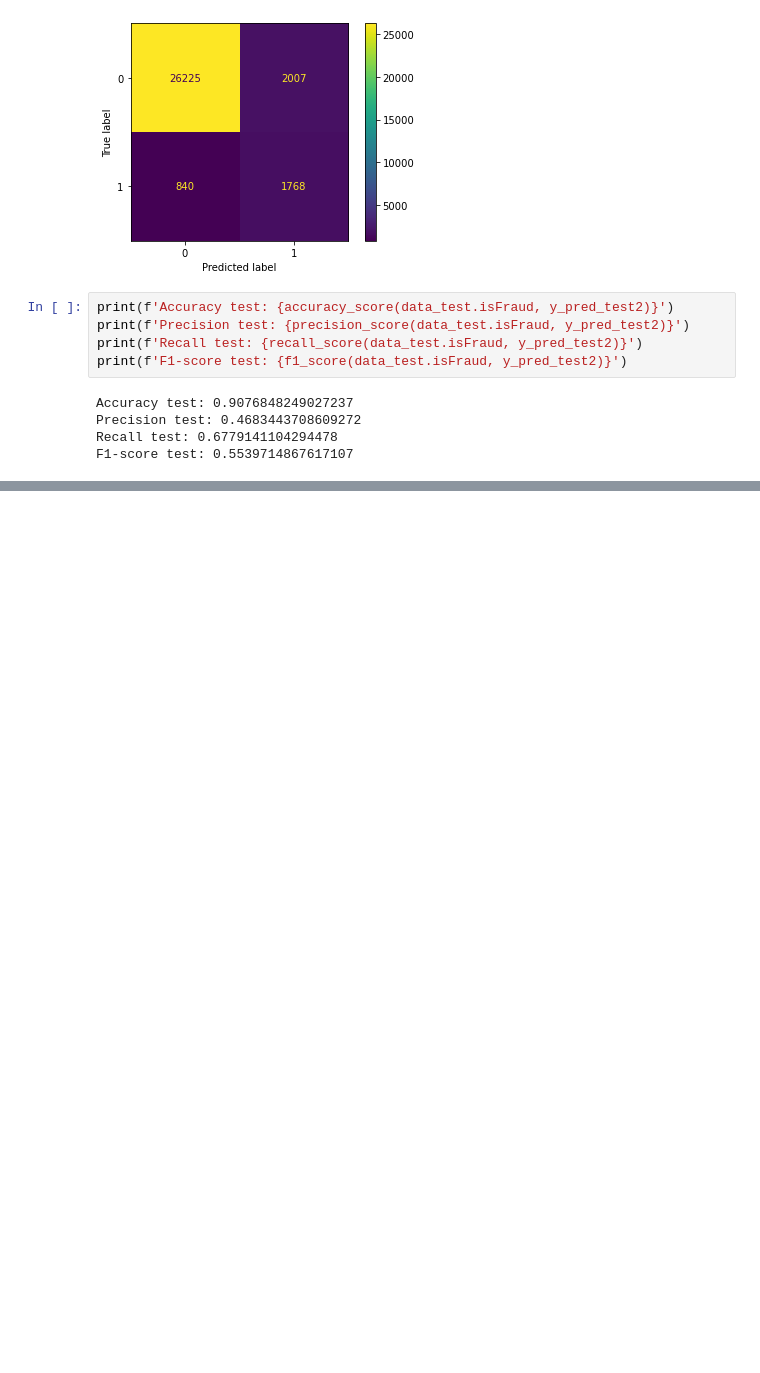
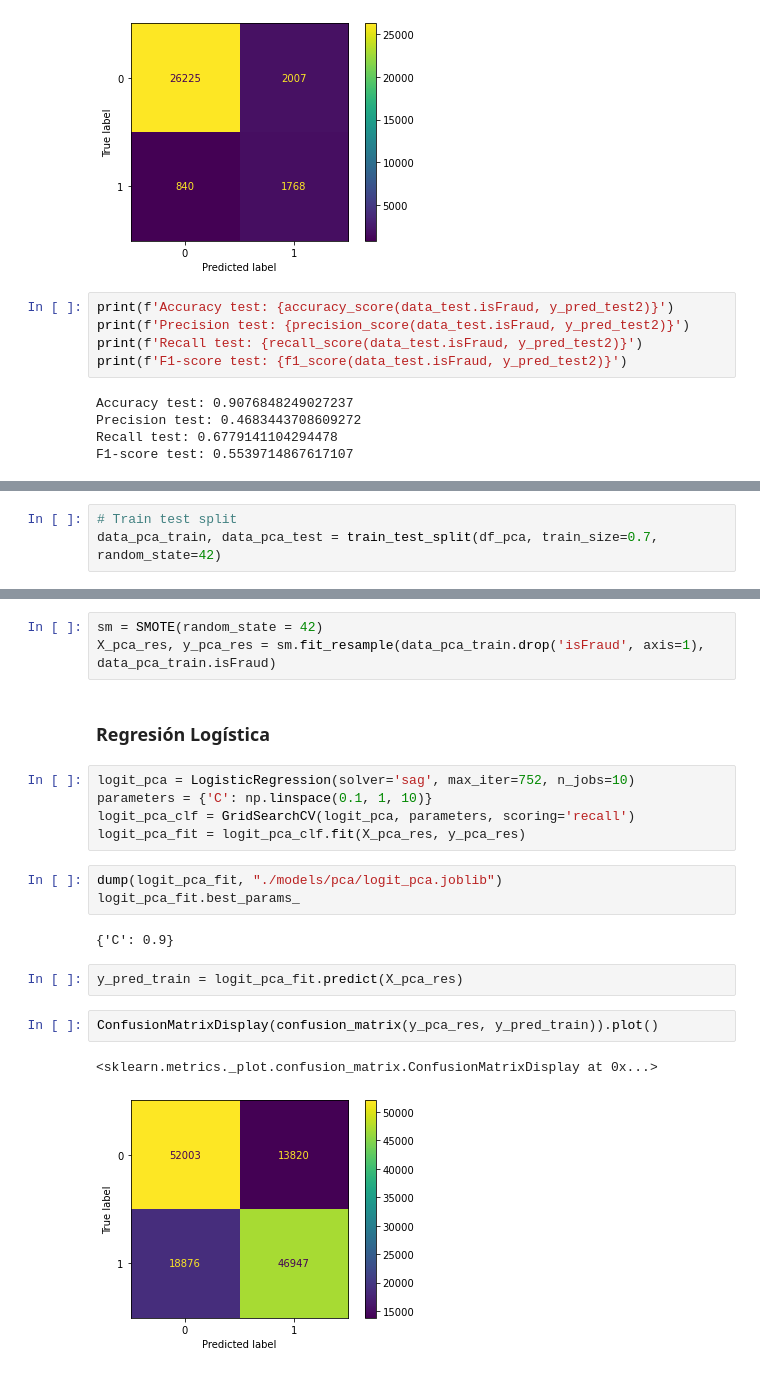
Before and after one commit to alejo963/Proyecto_Integrador, a Jupyter notebook: Data_Prep.ipynb, the cells around one changed output, grey strips where cells are left out. Saved outputs shown, nothing was run; the diff lists cells and outputs as text; blank space fills up the shorter version.

Commit message:
Added supervised models with PCA

```diff
--- a/Data_Prep.ipynb
+++ b/Data_Prep.ipynb
@@ -858,0 +826,3 @@ array([[26225,  2007],
+# %%
+# Train test split
+data_pca_train, data_pca_test = train_test_split(df_pca, train_size=0.7, random_state=42)
@@ -858,0 +831,22 @@ array([[26225,  2007],
+# %%
+sm = SMOTE(random_state = 42)
+X_pca_res, y_pca_res = sm.fit_resample(data_pca_train.drop('isFraud', axis=1), data_pca_train.isFraud)
+# %% [markdown]
+### Regresión Logística
+# %%
+logit_pca = LogisticRegression(solver='sag', max_iter=752, n_jobs=10)
+parameters = {'C': np.linspace(0.1, 1, 10)}
+logit_pca_clf = GridSearchCV(logit_pca, parameters, scoring='recall')
+logit_pca_fit = logit_pca_clf.fit(X_pca_res, y_pca_res)
+# %%
+dump(logit_pca_fit, "./models/pca/logit_pca.joblib")
+logit_pca_fit.best_params_
+# %% [output]
+{'C': 0.9}
+# %%
+y_pred_train = logit_pca_fit.predict(X_pca_res)
+# %%
+ConfusionMatrixDisplay(confusion_matrix(y_pca_res, y_pred_train)).plot()
+# %% [output]
+<sklearn.metrics._plot.confusion_matrix.ConfusionMatrixDisplay at 0x...>
+[figure, added]
```
Also changed, not shown: parts of 38 cells of this notebook, 3 other files.
